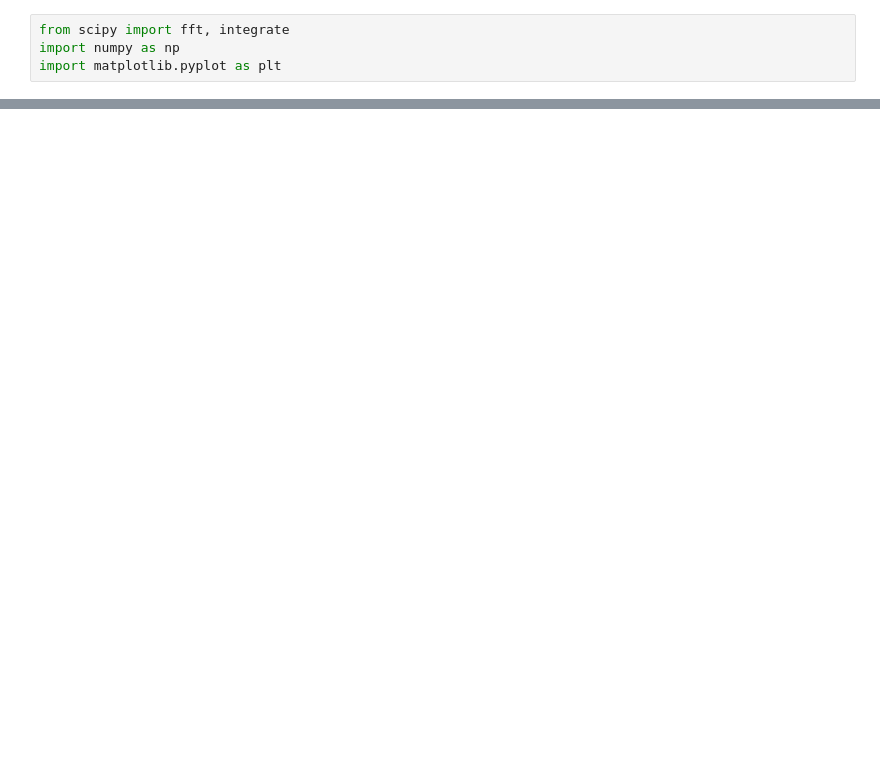
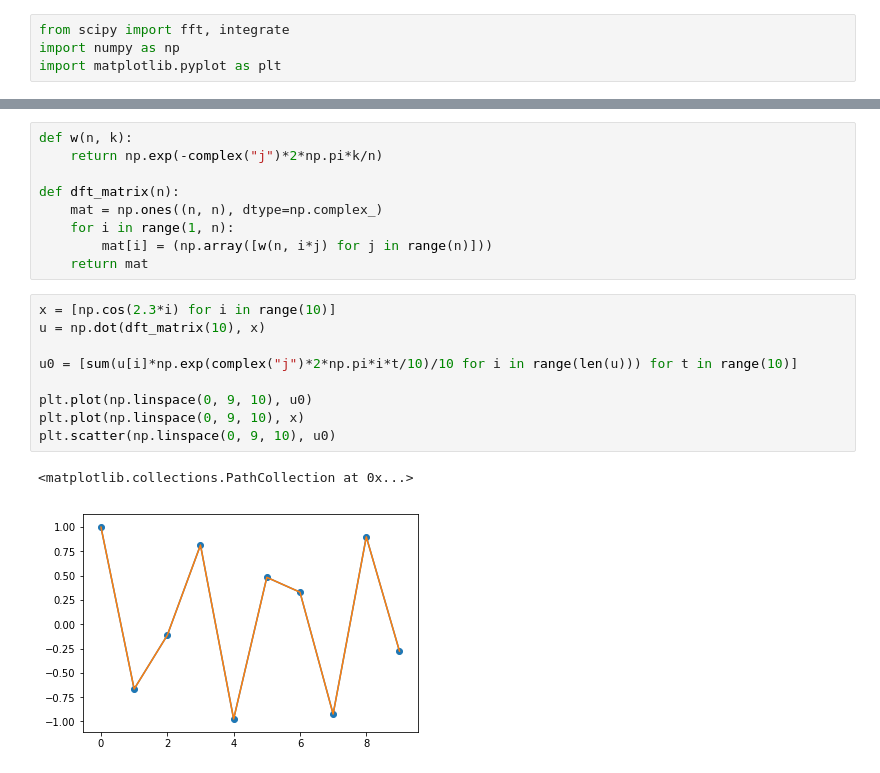
Before and after one commit to highly-illogical/math-notebooks, a Jupyter notebook: Fourier transform.ipynb, the cells around one changed output, grey strips where cells are left out. Saved outputs shown, nothing was run; the diff lists cells and outputs as text; blank space fills up the shorter version.

```diff
--- a/Fourier transform.ipynb
+++ b/Fourier transform.ipynb
@@ -9,3 +38,24 @@ u = fft.fft(x)
+# %%
+def w(n, k):
+    return np.exp(-complex("j")*2*np.pi*k/n)
+
+def dft_matrix(n):
+    mat = np.ones((n, n), dtype=np.complex_)
+    for i in range(1, n):
+        mat[i] = (np.array([w(n, i*j) for j in range(n)]))
+    return mat
+# %%
+x = [np.cos(2.3*i) for i in range(10)]
+u = np.dot(dft_matrix(10), x)
+
+u0 = [sum(u[i]*np.exp(complex("j")*2*np.pi*i*t/10)/10 for i in range(len(u))) for t in range(10)]
+
+plt.plot(np.linspace(0, 9, 10), u0)
+plt.plot(np.linspace(0, 9, 10), x)
+plt.scatter(np.linspace(0, 9, 10), u0)
+# %% [output]
+<matplotlib.collections.PathCollection at 0x...>
+[figure, added]
 # %%
 s = fft.dct(x)
 s
```
Also changed, not shown: parts of 6 cells of this notebook.
